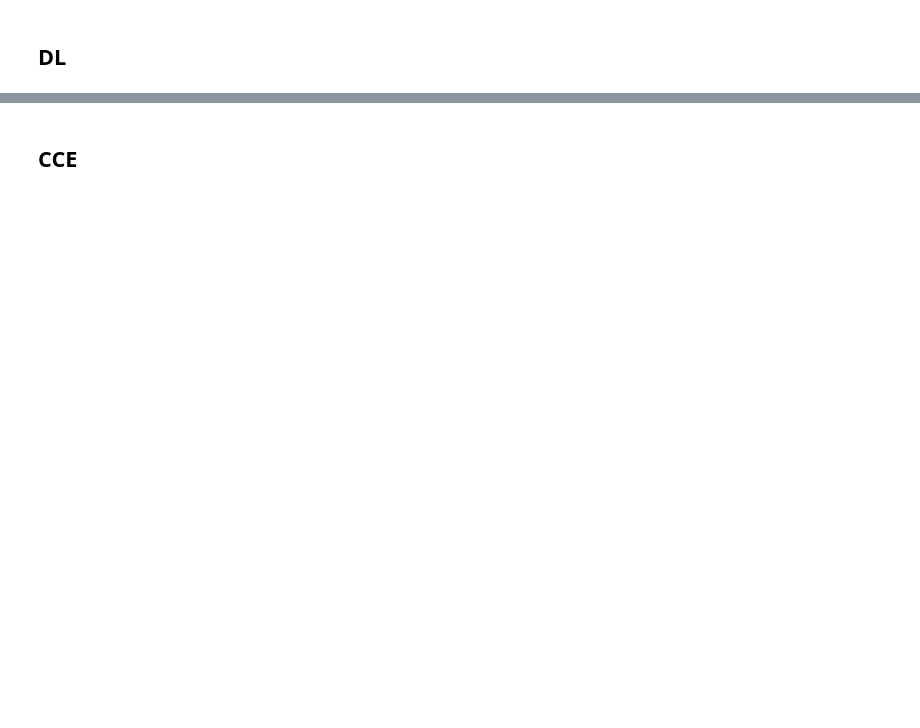
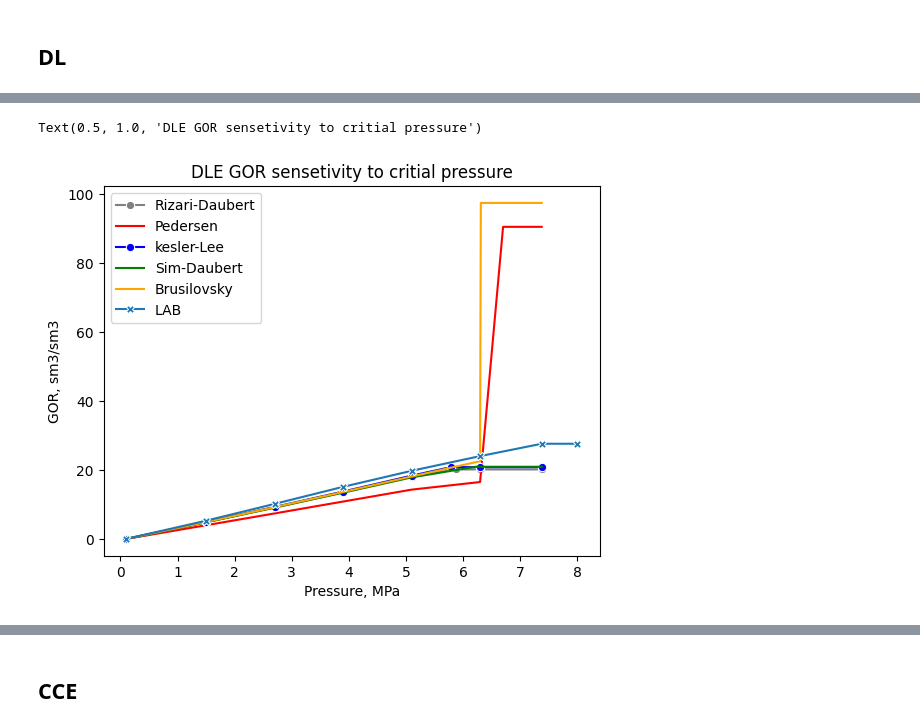
Before and after one commit to SidorenkoDD/BlackBoxFluid, a Jupyter notebook: code/notebook diss.ipynb, the cells around one changed output, grey strips where cells are left out. Drawn from its saved outputs; the diff is of its cells as text; code cells hidden in the pictures; blank space fills up the shorter version.

```diff
--- a/code/notebook diss.ipynb
+++ b/code/notebook diss.ipynb
@@ -677,13 +1387,16 @@ zms_dle_bo_arr = [
 ]
 # %%
 sns.lineplot(marker='o', x= zms_rd_model.experiments.DLE.result.pressure_arr, y= zms_rd_model.experiments.DLE.result.rs, color = 'gray', label = 'Rizari-Daubert')
-#sns.lineplot(marker='', x= zms_ped_model.experiments.DLE.result.pressure_arr, y= zms_ped_model.experiments.DLE.result.rs, color = 'red', label = 'Pedersen')
+sns.lineplot(marker='', x= zms_ped_model.experiments.DLE.result.pressure_arr, y= zms_ped_model.experiments.DLE.result.rs, color = 'red', label = 'Pedersen')
 sns.lineplot(marker='o', x= zms_kl_model.experiments.DLE.result.pressure_arr, y= zms_kl_model.experiments.DLE.result.rs, color = 'blue', label = 'kesler-Lee')
 sns.lineplot(marker='', x= zms_sd_model.experiments.DLE.result.pressure_arr, y= zms_sd_model.experiments.DLE.result.rs, color = 'green', label = 'Sim-Daubert')
 sns.lineplot(marker='', x= zms_brs_model.experiments.DLE.result.pressure_arr, y= zms_brs_model.experiments.DLE.result.rs, color = 'orange', label = 'Brusilovsky')
 sns.lineplot(marker='X', x = zms_dle_pres_arr, y = zms_dle_rs_arr, label ='LAB')
 plt.xlabel('Pressure, MPa')
 plt.ylabel('GOR, sm3/sm3')
 plt.title('DLE GOR sensetivity to critial pressure')
+# %% [output]
+Text(0.5, 1.0, 'DLE GOR sensetivity to critial pressure')
+[figure, added]
 # %%
 sns.lineplot(marker='o', x= zms_rd_model.experiments.DLE.result.pressure_arr, y= zms_rd_model.experiments.DLE.result.bo, color = 'gray', label = 'Rizari-Daubert')
```
Also changed, not shown: parts of 213 cells of this notebook, 4 other files.
